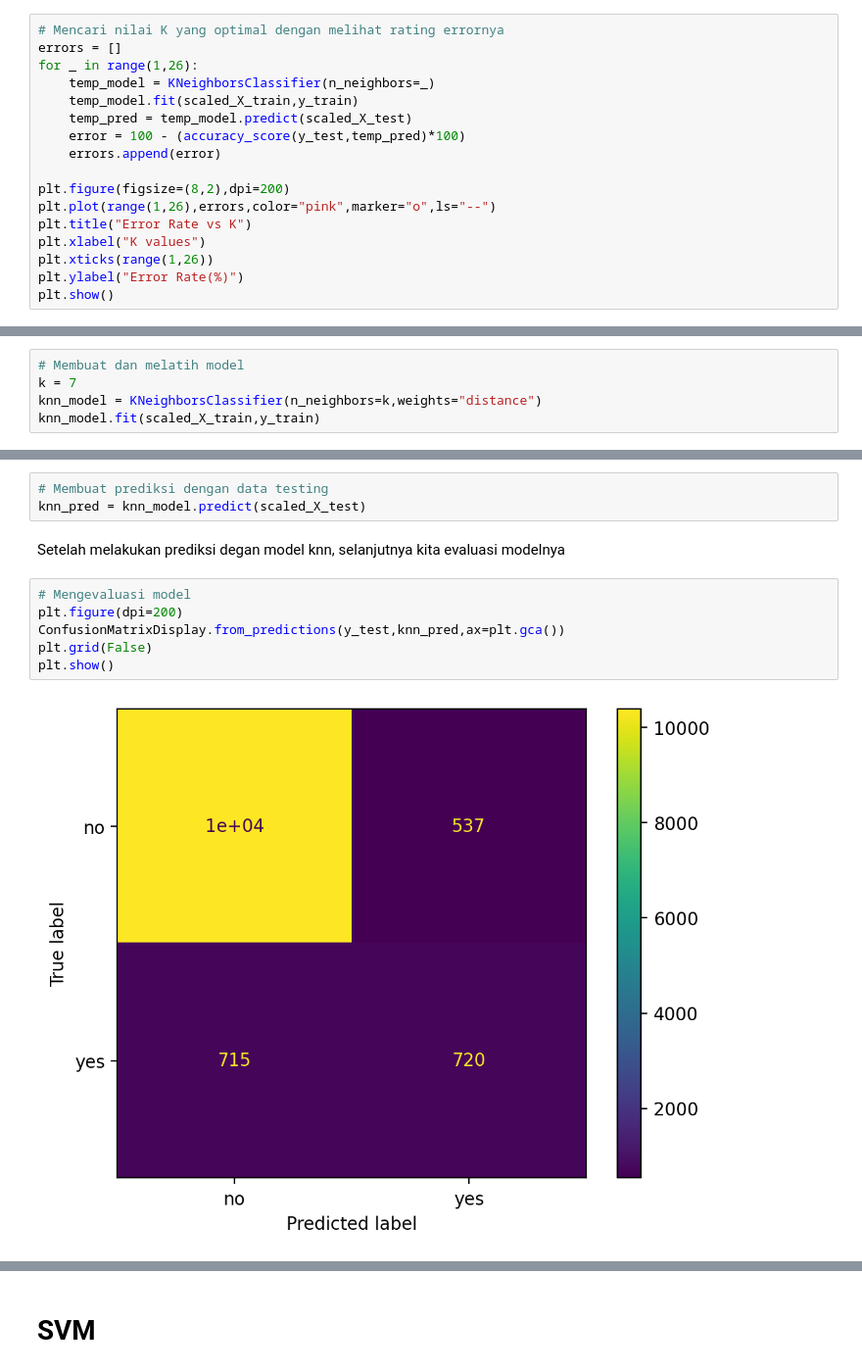
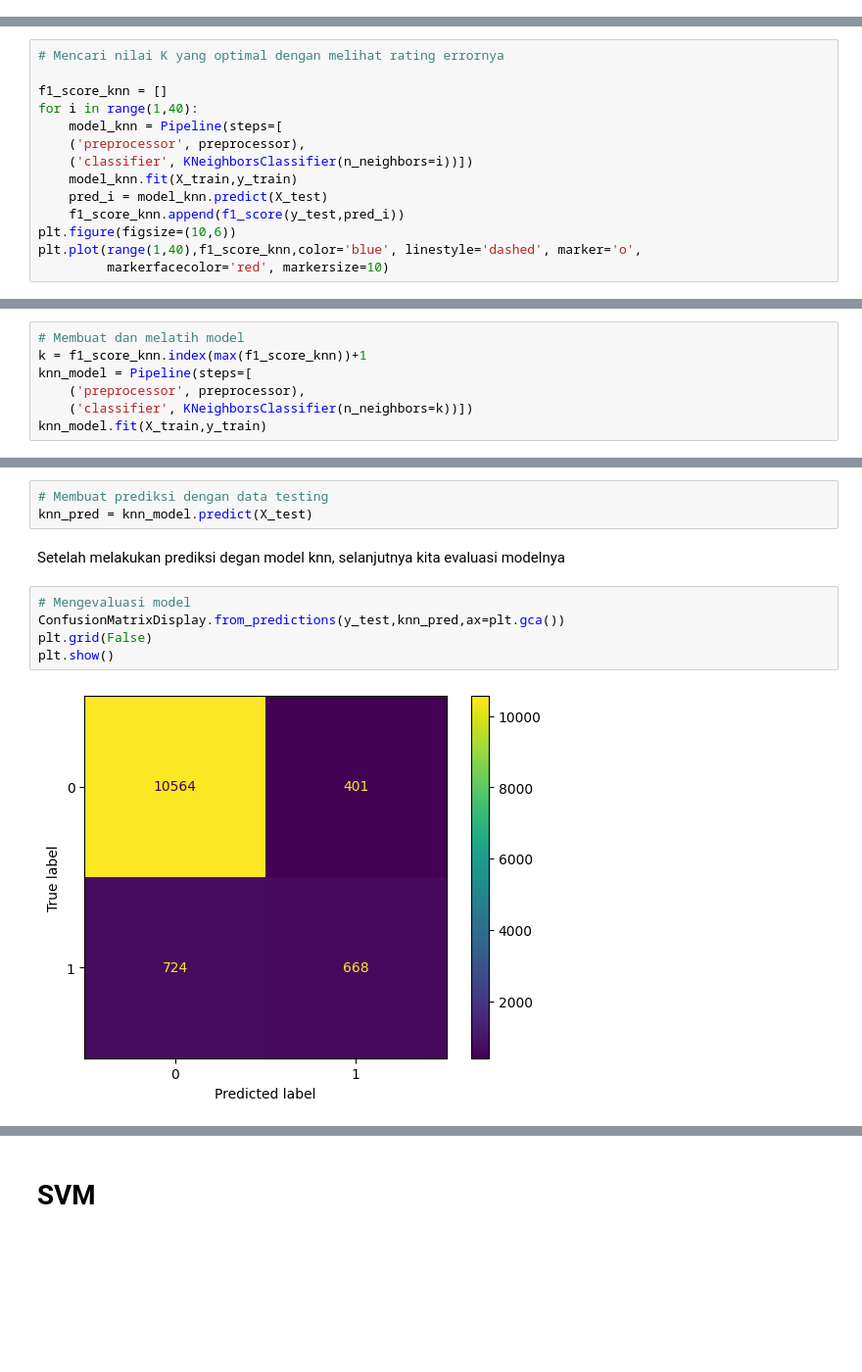
Before and after one commit to Divanabila26/MSIB-Hacktiv8, a Jupyter notebook: PYTN_Assgn_3_5_Diva nabila/PYTN_Assgn_3_5_Diva Nabila.ipynb, the cells around one changed output, grey strips where cells are left out. Shown at 98% size. Drawn from its saved outputs; the diff is of its cells as text; blank space fills up the shorter version.

```diff
--- a/PYTN_Assgn_3_5_Diva nabila/PYTN_Assgn_3_5_Diva Nabila.ipynb
+++ b/PYTN_Assgn_3_5_Diva nabila/PYTN_Assgn_3_5_Diva Nabila.ipynb
@@ -225,19 +284,2 @@ $\displaystyle \log{\left(\frac{\pi (x)}{- \pi (x) + 1} \right)} = 0.007 (durati
 # %% [markdown]
 # **K-Nearest Neighbors**
-# %%
-# Mencari nilai K yang optimal dengan melihat rating errornya
-errors = []
-for _ in range(1,26):
-    temp_model = KNeighborsClassifier(n_neighbors=_)
-    temp_model.fit(scaled_X_train,y_train)
-    temp_pred = temp_model.predict(scaled_X_test)
-    error = 100 - (accuracy_score(y_test,temp_pred)*100)
-    errors.append(error)
-
-plt.figure(figsize=(8,2),dpi=200)
-plt.plot(range(1,26),errors,color="pink",marker="o",ls="--")
-plt.title("Error Rate vs K")
-plt.xlabel("K values")
-plt.xticks(range(1,26))
-plt.ylabel("Error Rate(%)")
-plt.show()
@@ -245,0 +286,14 @@ plt.show()
+# %%
+# Mencari nilai K yang optimal dengan melihat rating errornya
+
+f1_score_knn = []
+for i in range(1,40):
+    model_knn = Pipeline(steps=[
+    ('preprocessor', preprocessor),
+    ('classifier', KNeighborsClassifier(n_neighbors=i))])
+    model_knn.fit(X_train,y_train)
+    pred_i = model_knn.predict(X_test)
+    f1_score_knn.append(f1_score(y_test,pred_i))
+plt.figure(figsize=(10,6))
+plt.plot(range(1,40),f1_score_knn,color='blue', linestyle='dashed', marker='o',
+         markerfacecolor='red', markersize=10)
@@ -246,6 +317,8 @@ plt.show()
 # %%
 # Membuat dan melatih model
-k = 7
-knn_model = KNeighborsClassifier(n_neighbors=k,weights="distance")
-knn_model.fit(scaled_X_train,y_train)
+k = f1_score_knn.index(max(f1_score_knn))+1
+knn_model = Pipeline(steps=[
+    ('preprocessor', preprocessor),
+    ('classifier', KNeighborsClassifier(n_neighbors=k))])
+knn_model.fit(X_train,y_train)
 # %% [output]
@@ -254,16 +343,15 @@ KNeighborsClassifier(n_neighbors=7, weights='distance')
 Setelah membuat dan melatih model, kita lakukan prediksi terhadap model KNN dengan data testing
 # %%
 # Membuat prediksi dengan data testing
-knn_pred = knn_model.predict(scaled_X_test)
+knn_pred = knn_model.predict(X_test)
 # %% [markdown]
 Setelah melakukan prediksi degan model knn, selanjutnya kita evaluasi modelnya
 # %%
 # Mengevaluasi model
-plt.figure(dpi=200)
 ConfusionMatrixDisplay.from_predictions(y_test,knn_pred,ax=plt.gca())
 plt.grid(False)
 plt.show()
 # %% [output]
-[figure, old version]
+[figure, new version]
 # %%
 # Lihat akurasi skornya
```
Also changed, not shown: parts of 58 cells of this notebook.
